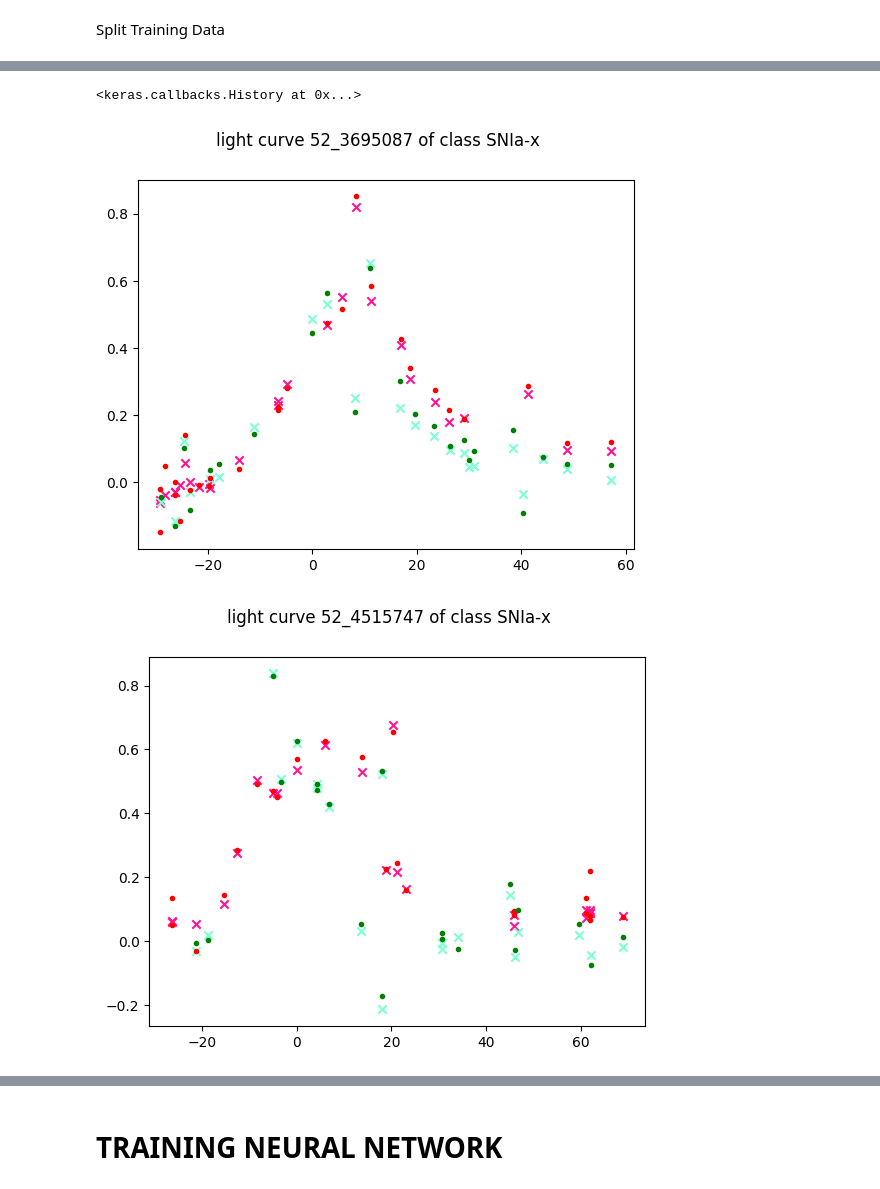
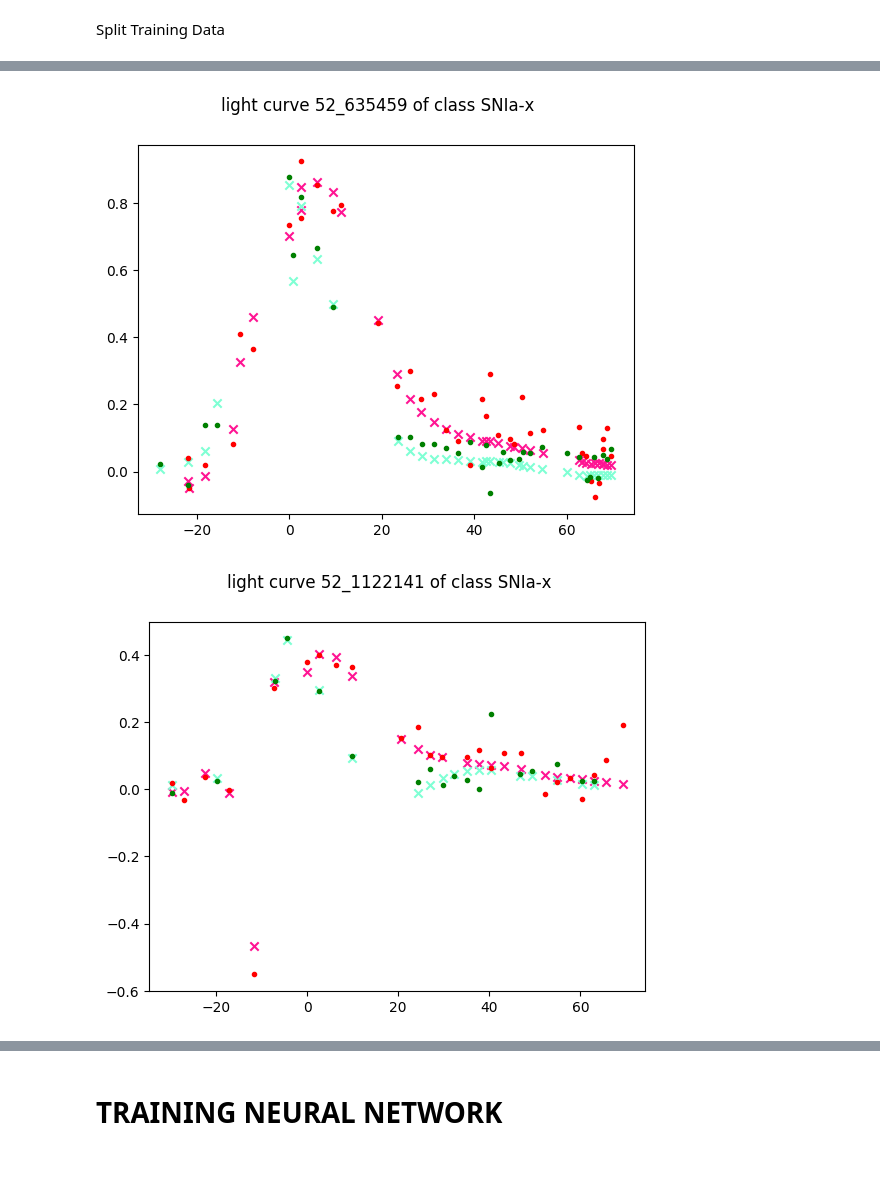
Before and after one commit to Chacon-Miguel/TESS-ZTF-Light-Curve-Classifier, a Jupyter notebook: functional_vae_sim_data_80_by_80.ipynb, the cells around one changed output, grey strips where cells are left out. Saved outputs shown, nothing was run; the diff lists cells and outputs as text; code cells hidden in the pictures.

```diff
--- a/functional_vae_sim_data_80_by_80.ipynb
+++ b/functional_vae_sim_data_80_by_80.ipynb
@@ -36,11 +37,11 @@ drive.mount('/content/drive/')
 img_size = 28
 num_channels = 1
 num_features = 4
-latent_space_dim = 2
+# latent_space_dim = 2
 
 
 num_timesteps = 80
-latent_dimension = 10
+latent_dimension = 2
 batch_size = 64
 encoder_dimensions = {
     "gru1": 175,
@@ -469,8 +470,8 @@ def split_training_data(dataset, test_size: float = 0.25):
 # Architecture tests
 # first just train with just two objects from some class
 # then train with just the SNIa-x class
-def architecture_test(vae, epochs, label='SNIa-x', num_objects=2):
-  latent_dimension = 10
+def architecture_test(vae, latent_dimension, epochs, label='SNIa-x', num_objects=2):
+  # latent_dimension = 10
   processed_data_path = PATH_TO_MODULE + 'datasets/simulated_data/processed_data/'
   dataset_8_classes_path  = processed_data_path + 'dataset_8_classes.pickle'
   dataset_4_classes_path  = processed_data_path + 'dataset_4_classes.pickle'
@@ -559,8 +560,8 @@ def architecture_test(vae, epochs, label='SNIa-x', num_objects=2):
 
   return vae, history
 # %%
-# with latent space of 80 by 10
+# with latent space of 80 by 2
 epochs = 100
-architecture_test(vae, epochs, num_objects=2)
+vae_test, history_test = architecture_test(vae, latent_dimension, epochs, num_objects=2)
 # %% [output]
 fitting model...
@@ -601,5 +602,4 @@ Epoch 100/100
-<keras.callbacks.History at 0x...>
-[figure, old version]
+[figure, new version]
-[figure, old version]
+[figure, new version]
 # %%
 label='SNIa-x'
```
Also changed, not shown: parts of 7 cells of this notebook.
